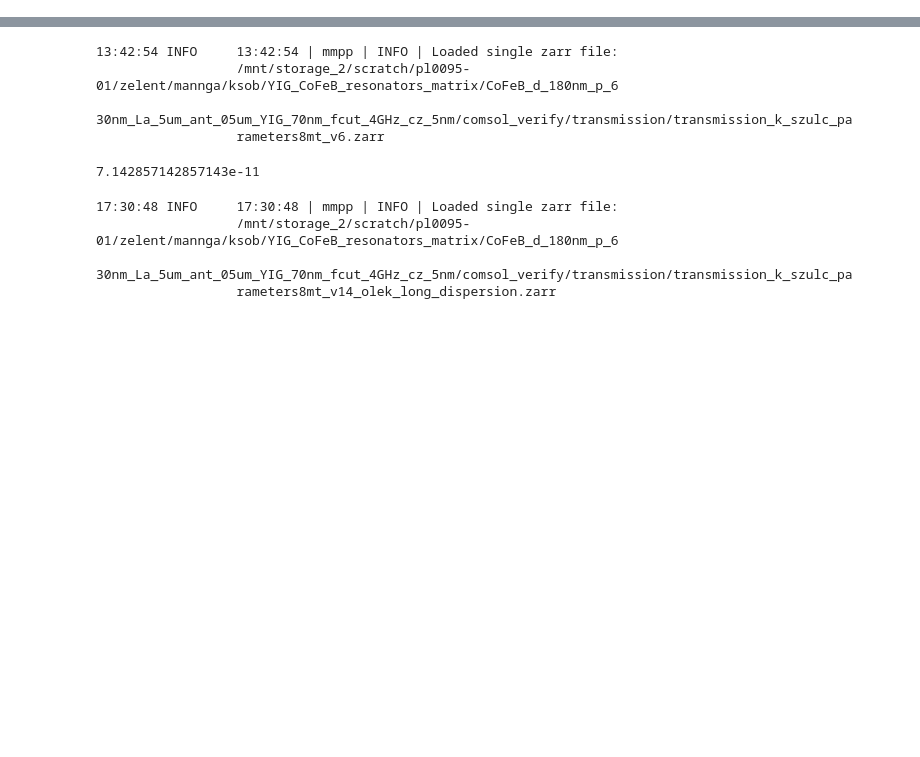
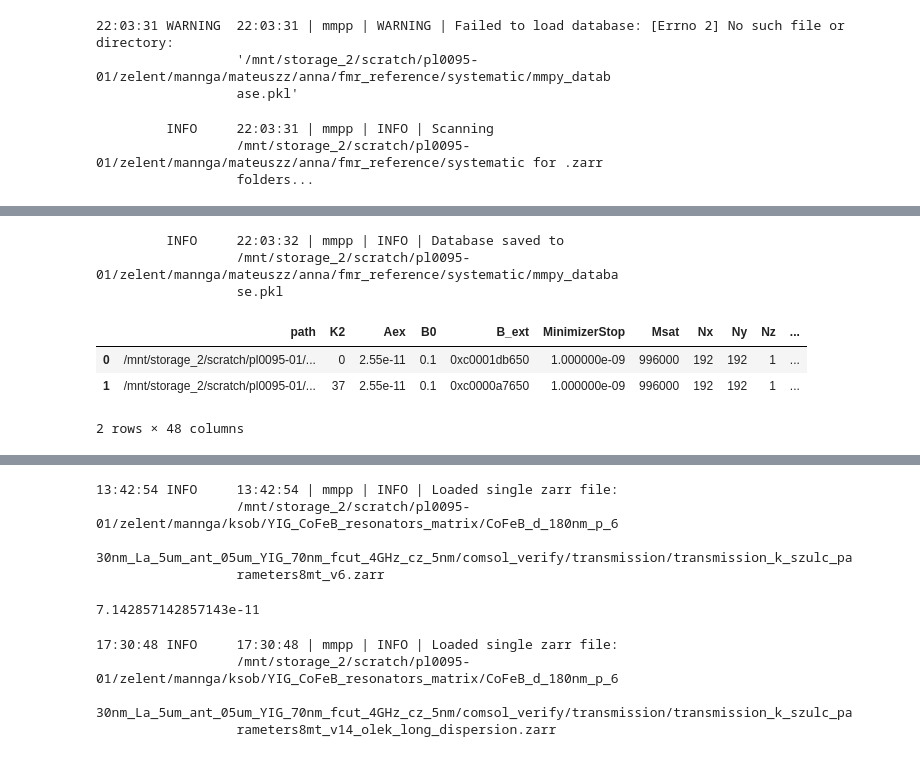
Before and after one commit to MateuszZelent/mmpp, a Jupyter notebook: mmpp/fft/transmission/Untitled-1.ipynb, the cells around one changed output, grey strips where cells are left out. Cells and saved outputs as stored; diff of their text form; code cells hidden in the pictures; blank space fills up the shorter version.

```diff
--- a/mmpp/fft/transmission/Untitled-1.ipynb
+++ b/mmpp/fft/transmission/Untitled-1.ipynb
@@ -0,0 +1,17 @@
+# %%
+
+# from mmpp.plotting import setup_custom_fonts
+# setup_custom_fonts(verbose=True, force=True)
+
+import mmpp  # Fonty auto-load
+# mmpp.check_fonts()  # Weryfikacja
+job = mmpp.MMPP("/mnt/storage_2/scratch/pl0095-01/zelent/mannga/mateuszz/anna/fmr_reference/systematic/",debug=True)
+job.scan()
+# job[0].pp
+# %% [output]
+22:03:31 WARNING  22:03:31 | mmpp | WARNING | Failed to load database: [Errno 2] No such file or directory:
+                  '/mnt/storage_2/scratch/pl0095-01/zelent/mannga/mateuszz/anna/fmr_reference/systematic/mmpy_datab
+                  ase.pkl'
+         INFO     22:03:31 | mmpp | INFO | Scanning
+                  /mnt/storage_2/scratch/pl0095-01/zelent/mannga/mateuszz/anna/fmr_reference/systematic for .zarr
+                  folders...
@@ -0,0 +21,7 @@
+         INFO     22:03:32 | mmpp | INFO | Database saved to
+                  /mnt/storage_2/scratch/pl0095-01/zelent/mannga/mateuszz/anna/fmr_reference/systematic/mmpy_databa
+                  se.pkl
+|  | path | K2 | Aex | B0 | B_ext | MinimizerStop | Msat | Nx | Ny | Nz | ... |
+| 0 | /mnt/storage_2/scratch/pl0095-01/... | 0 | 2.55e-11 | 0.1 | 0xc0001db650 | 1.000000e-09 | 996000 | 192 | 192 | 1 | ... |
+| 1 | /mnt/storage_2/scratch/pl0095-01/... | 37 | 2.55e-11 | 0.1 | 0xc0000a7650 | 1.000000e-09 | 996000 | 192 | 192 | 1 | ... |
+2 rows × 48 columns
```
Also changed, not shown: parts of 2 cells of this notebook, 3 other files.
